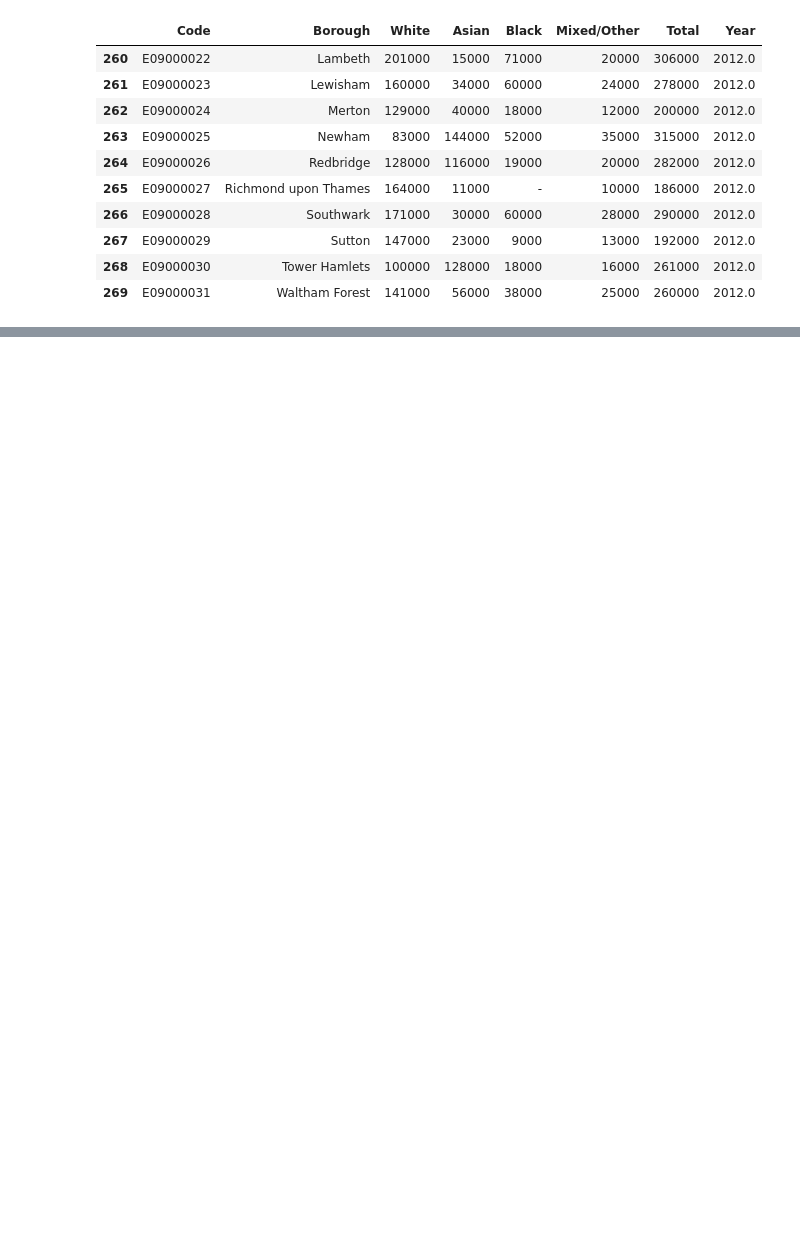
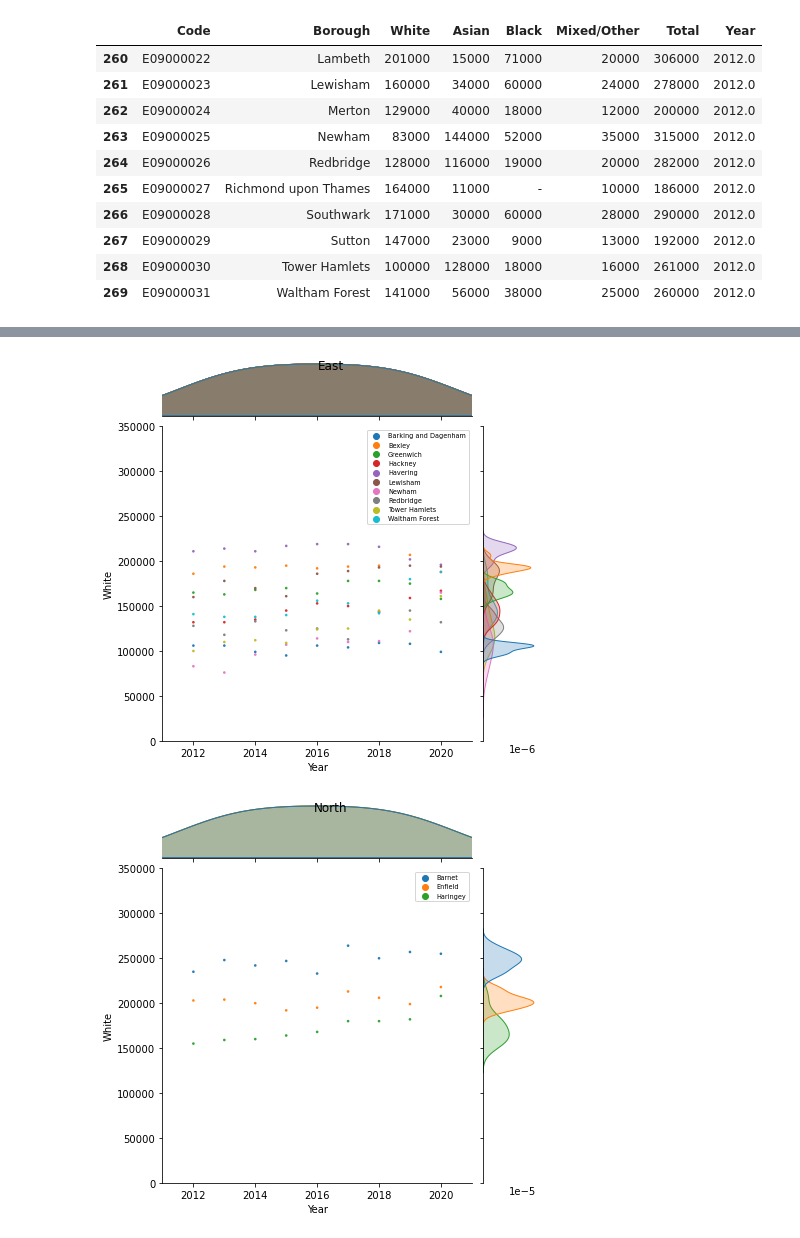
Before and after one commit to JessSumner57/-outline-, a Jupyter notebook: ethnicitydata.ipynb, the cells around one changed output, grey strips where cells are left out. Saved outputs shown, nothing was run; the diff lists cells and outputs as text; code cells hidden in the pictures; blank space fills up the shorter version.

```diff
--- a/ethnicitydata.ipynb
+++ b/ethnicitydata.ipynb
@@ -38,0 +113,11 @@ ethnicity.tail(n=10)
+# %%
+for e in ethnicity.Subregion.unique():
+    g = sns.jointplot(data=ethnicity[ethnicity.Subregion==e], x='Year', y='White',
+                  hue='Borough', joint_kws=kwds)
+    g.ax_joint.legend(loc='upper right', prop={'size': 6.5});
+    g.ax_joint.set_ylim(0,350000)
+    g.ax_joint.set_xlim(2011,2021)
+    plt.suptitle(e)
+# %% [output]
+[figure, added]
+[figure, added]
```
Also changed, not shown: parts of 16 cells of this notebook.
